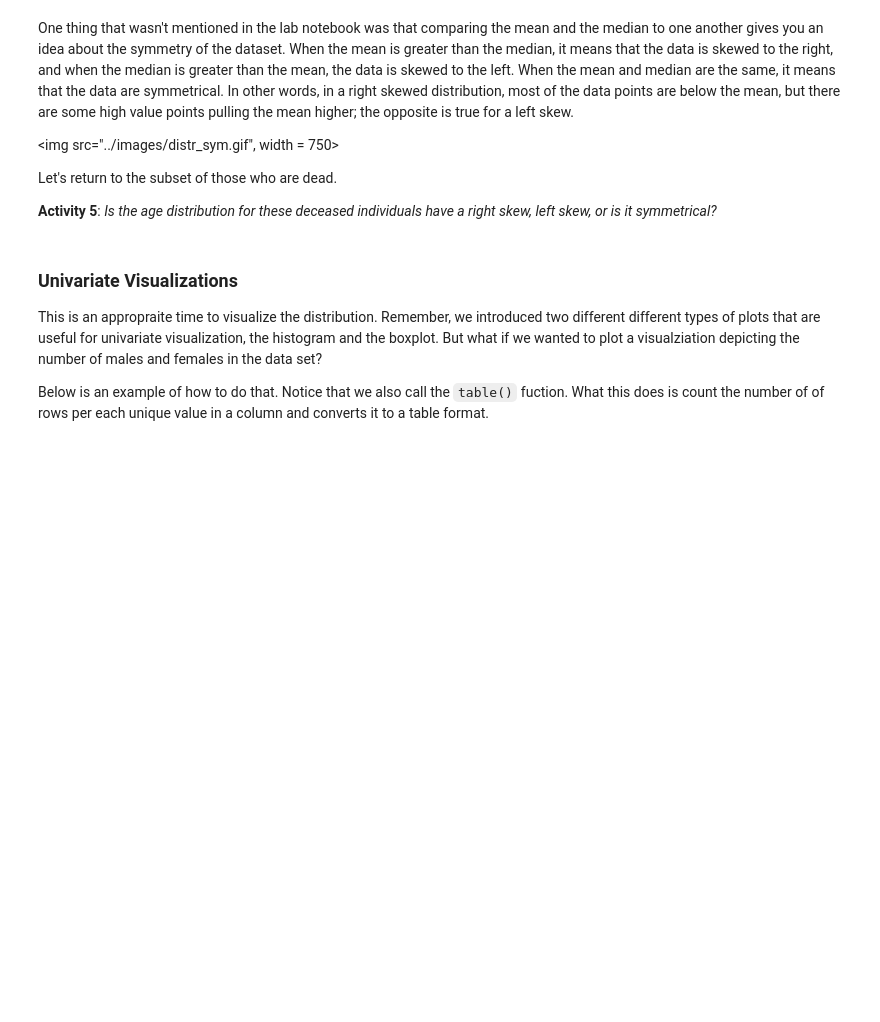
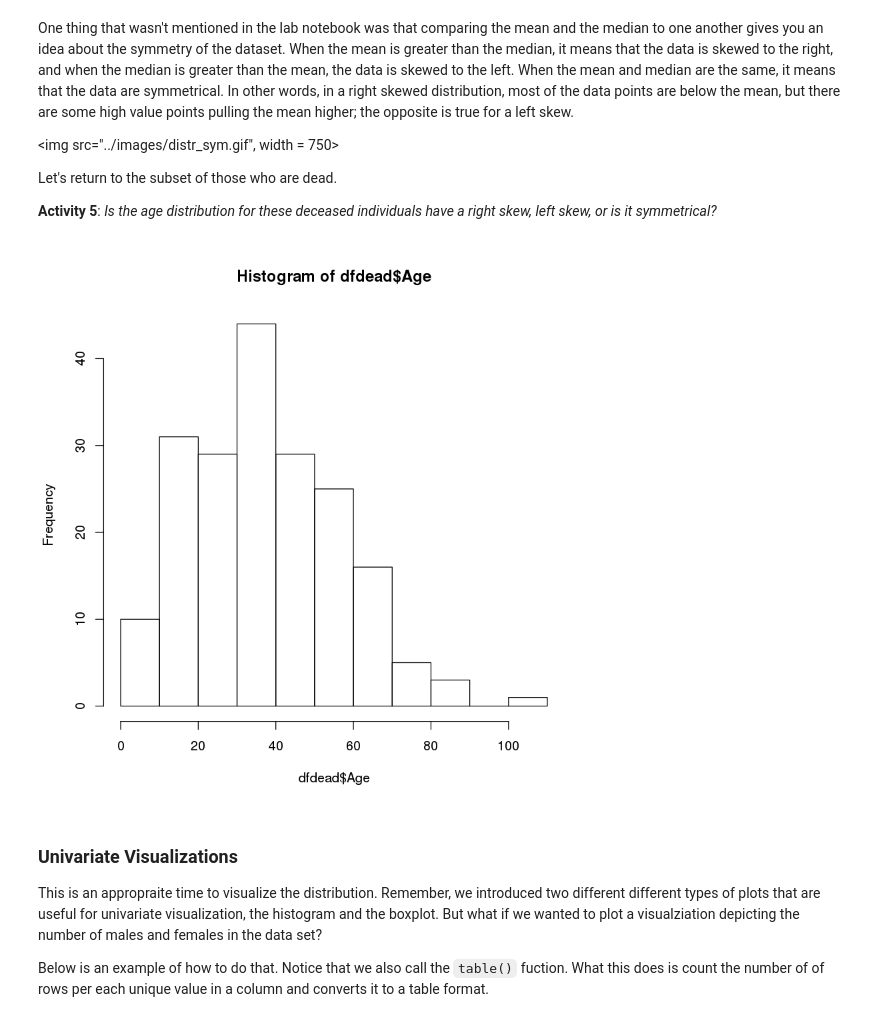
Before and after one commit to asouleymane/IntroDSA, a Jupyter notebook: modules/module2/practices/practice_descriptive_stats_r.ipynb, the cells around one changed output. Cells and saved outputs as stored; diff of their text form; code cells hidden in the pictures; blank space fills up the shorter version.

```diff
--- a/modules/module2/practices/practice_descriptive_stats_r.ipynb
+++ b/modules/module2/practices/practice_descriptive_stats_r.ipynb
@@ -36,6 +66,7 @@ We know the mean age of the entire dataset to be around 35.5 years old. But what
 # %%
 # Activity 2 code goes here
 # -------------------------
+dfdead <- subset(df, Dead == 1)
 # %% [markdown]
 **Activity 3**: Now, find the mean age and standard deviation of those characters who have died.
 # %%
@@ -59,6 +98,9 @@ Let's return to the subset of those who are dead.
 # %%
 # Activity 5 code goes here
 # -------------------------
+hist(dfdead$Age)
+# %% [output]
+[figure, added]
 # %% [markdown]
 ### Univariate Visualizations
 
```
Also changed, not shown: parts of 14 cells of this notebook, 2 other files.
